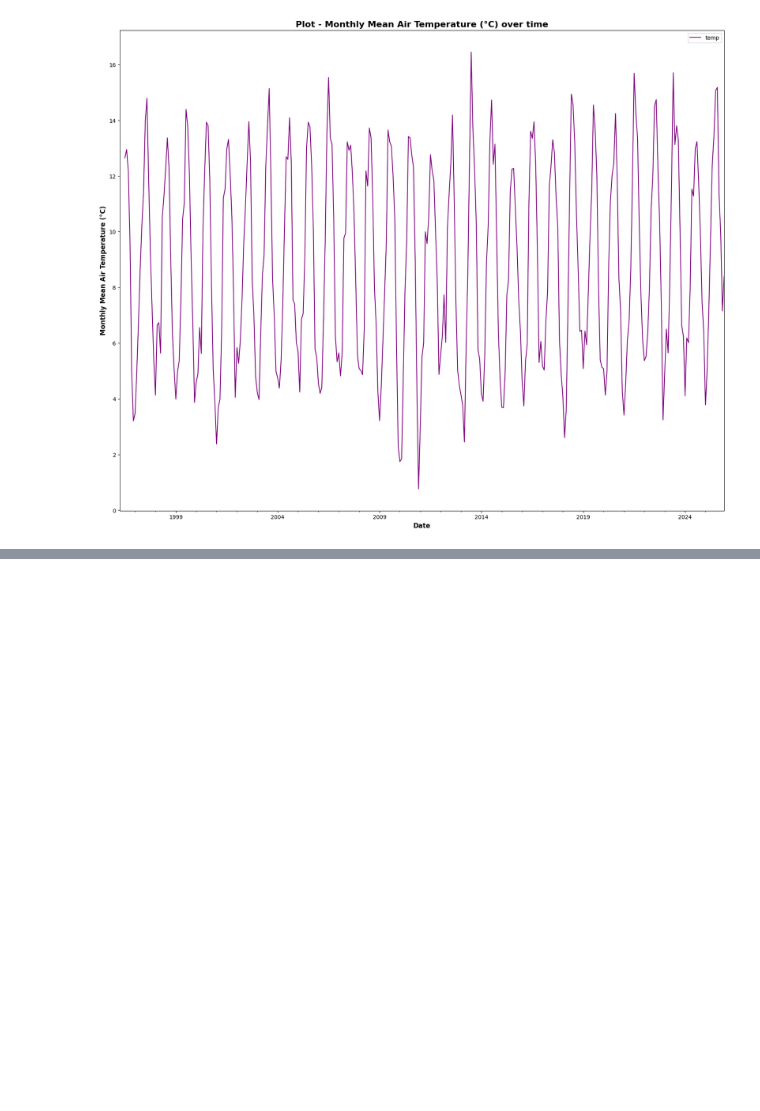
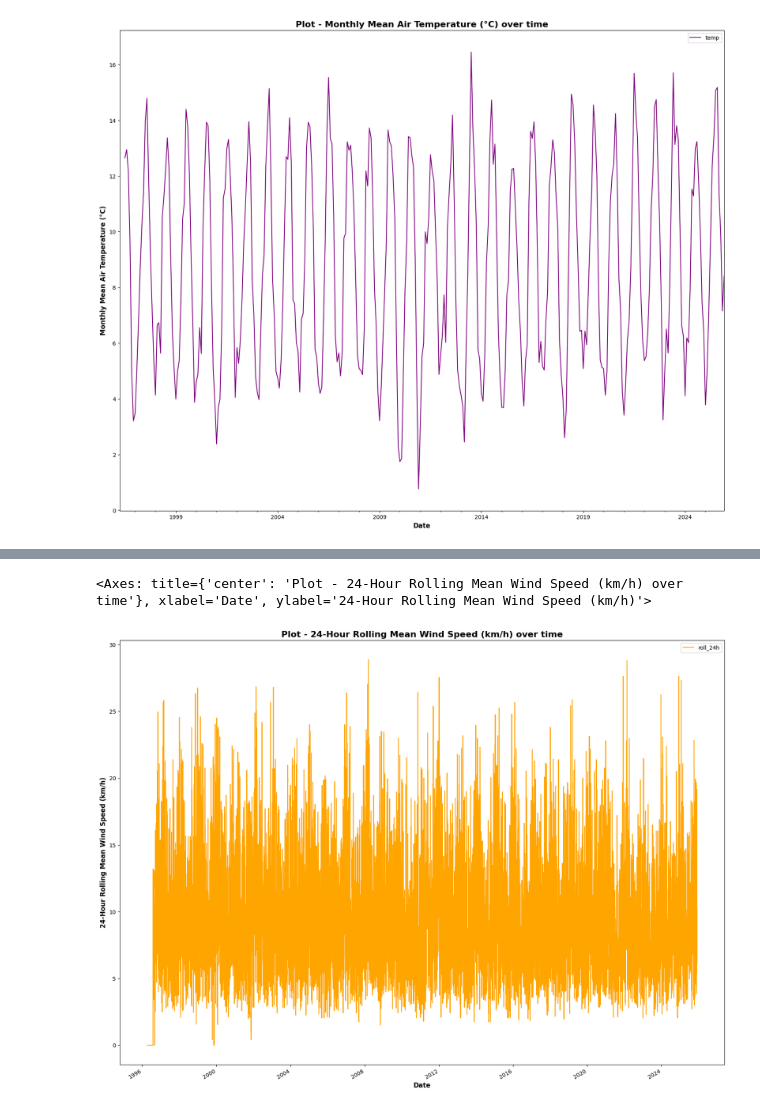
Before and after one commit to Hugo-van-Zyl/programming-for-data-analytics, a Jupyter notebook: Practical Assignments/assignment_6_Weather.ipynb, the cells around one changed output, grey strips where cells are left out. Cells and saved outputs as stored; diff of their text form; code cells hidden in the pictures; blank space fills up the shorter version.

```diff
--- a/Practical Assignments/assignment_6_Weather.ipynb
+++ b/Practical Assignments/assignment_6_Weather.ipynb
@@ -117,3 +117,23 @@ See the caveats in the documentation: https://pandas.pydata.org/pandas-docs/stab
+# %%
+# PLOT 5 - Rolling wind speed over 24 hours
+
+windsind = winds.set_index('date') # I must indicate the date column as index that I can use .rolling later
+
+# Now I need to calculate the rolling mean for a 24h period
+windsind['roll_24h'] = windsind['wdsp'].rolling(window=24, min_periods=1).mean()
+
+wspd_rolling = windsind.reset_index() # same method as earlier plots to reset index that I can access column data through column names
+
+# Now create the plot
+wsr_plot = wspd_rolling.plot.line(x='date', y='roll_24h', figsize=(20,16), color='orange') # same comments as above
+wsr_plot.set_title('Plot - 24-Hour Rolling Mean Wind Speed (km/h) over time', fontsize=16, weight='bold') # same comments as above
+wsr_plot.set_ylabel('24-Hour Rolling Mean Wind Speed (km/h)', fontsize=12, weight='bold') # same comments as above
+wsr_plot.set_xlabel('Date', fontsize=12, weight='bold') # same comments as above
+
+display(wsr_plot) # display plot
+# %% [output]
+<Axes: title={'center': 'Plot - 24-Hour Rolling Mean Wind Speed (km/h) over time'}, xlabel='Date', ylabel='24-Hour Rolling Mean Wind Speed (km/h)'>
+[figure, added]
 # %% [markdown]
 ## Task Resources
 ### The following resources were used for completion of this task:
```
Also changed, not shown: parts of 2 cells of this notebook.
